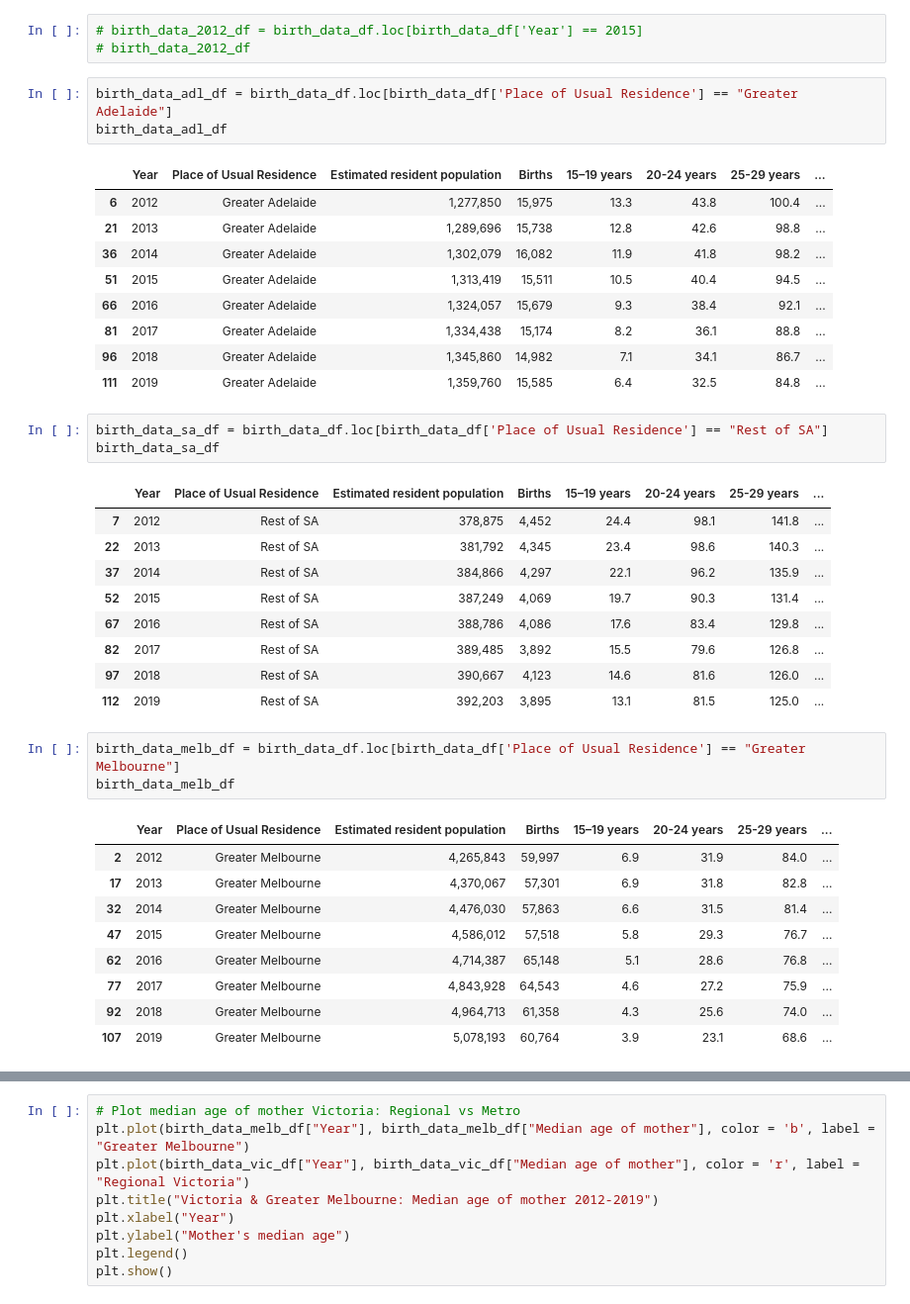
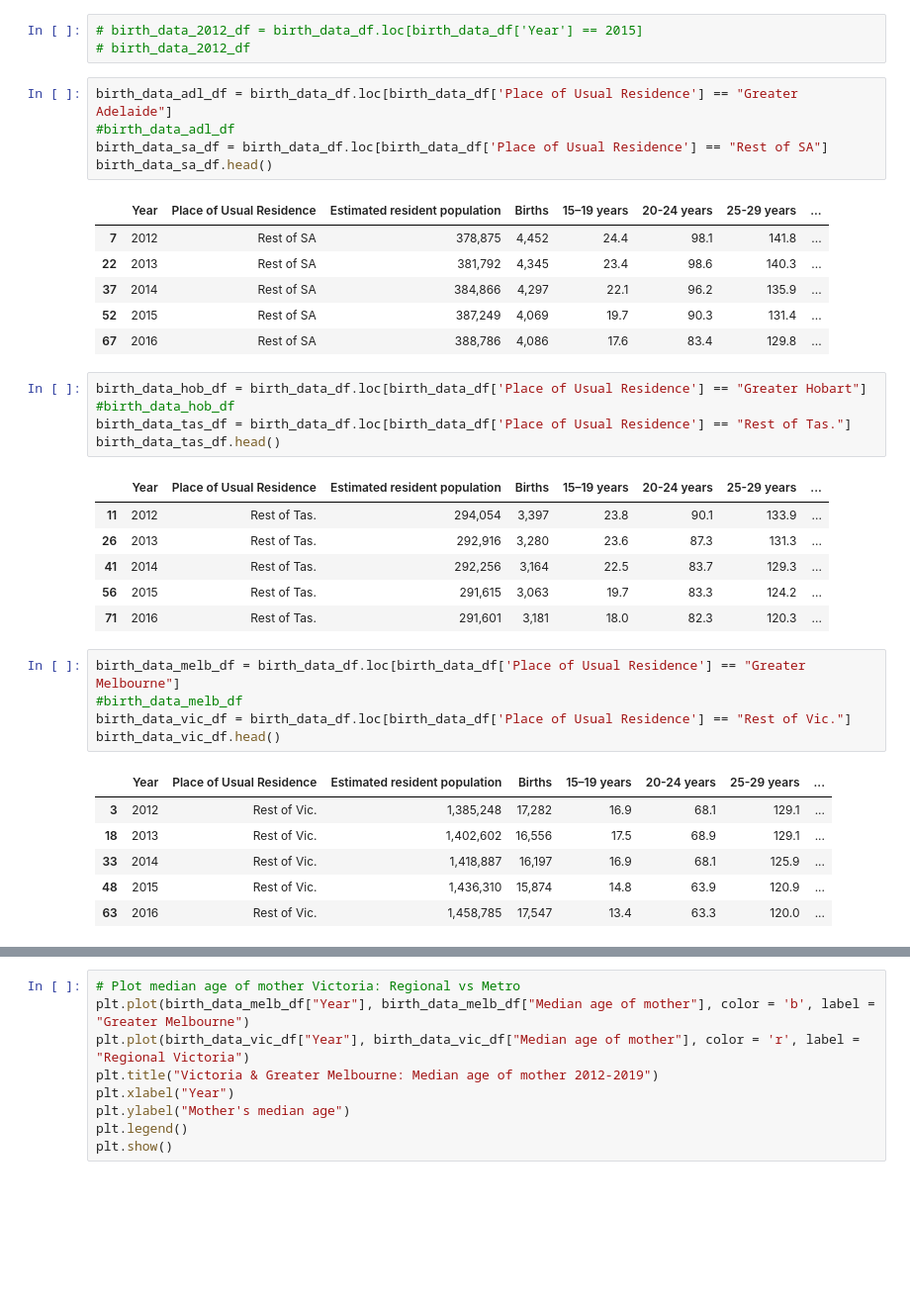
Before and after one commit to NathanJPotter/Team-Project-1, a Jupyter notebook: Project 1 - Amber.ipynb, the cells around one changed output, grey strips where cells are left out. Shown at 99% size. Drawn from its saved outputs; the diff is of its cells as text; blank space fills up the shorter version.

```diff
--- a/Project 1 - Amber.ipynb
+++ b/Project 1 - Amber.ipynb
@@ -46,41 +39,38 @@ birth_data_df
 # birth_data_2012_df
 # %%
 birth_data_adl_df = birth_data_df.loc[birth_data_df['Place of Usual Residence'] == "Greater Adelaide"]
-birth_data_adl_df
+#birth_data_adl_df
+birth_data_sa_df = birth_data_df.loc[birth_data_df['Place of Usual Residence'] == "Rest of SA"]
+birth_data_sa_df.head()
 # %% [output]
 |  | Year | Place of Usual Residence | Estimated resident population | Births | 15–19 years | 20-24 years | 25-29 years | ... |
-| 6 | 2012 | Greater Adelaide | 1,277,850 | 15,975 | 13.3 | 43.8 | 100.4 | ... |
-| 21 | 2013 | Greater Adelaide | 1,289,696 | 15,738 | 12.8 | 42.6 | 98.8 | ... |
-| 36 | 2014 | Greater Adelaide | 1,302,079 | 16,082 | 11.9 | 41.8 | 98.2 | ... |
-| 51 | 2015 | Greater Adelaide | 1,313,419 | 15,511 | 10.5 | 40.4 | 94.5 | ... |
-| 66 | 2016 | Greater Adelaide | 1,324,057 | 15,679 | 9.3 | 38.4 | 92.1 | ... |
-| 81 | 2017 | Greater Adelaide | 1,334,438 | 15,174 | 8.2 | 36.1 | 88.8 | ... |
-| 96 | 2018 | Greater Adelaide | 1,345,860 | 14,982 | 7.1 | 34.1 | 86.7 | ... |
-| 111 | 2019 | Greater Adelaide | 1,359,760 | 15,585 | 6.4 | 32.5 | 84.8 | ... |
+| 7 | 2012 | Rest of SA | 378,875 | 4,452 | 24.4 | 98.1 | 141.8 | ... |
+| 22 | 2013 | Rest of SA | 381,792 | 4,345 | 23.4 | 98.6 | 140.3 | ... |
+| 37 | 2014 | Rest of SA | 384,866 | 4,297 | 22.1 | 96.2 | 135.9 | ... |
+| 52 | 2015 | Rest of SA | 387,249 | 4,069 | 19.7 | 90.3 | 131.4 | ... |
+| 67 | 2016 | Rest of SA | 388,786 | 4,086 | 17.6 | 83.4 | 129.8 | ... |
 # %%
-birth_data_sa_df = birth_data_df.loc[birth_data_df['Place of Usual Residence'] == "Rest of SA"]
-birth_data_sa_df
+birth_data_hob_df = birth_data_df.loc[birth_data_df['Place of Usual Residence'] == "Greater Hobart"]
+#birth_data_hob_df
+birth_data_tas_df = birth_data_df.loc[birth_data_df['Place of Usual Residence'] == "Rest of Tas."]
+birth_data_tas_df.head()
 # %% [output]
 |  | Year | Place of Usual Residence | Estimated resident population | Births | 15–19 years | 20-24 years | 25-29 years | ... |
-| 7 | 2012 | Rest of SA | 378,875 | 4,452 | 24.4 | 98.1 | 141.8 | ... |
-| 22 | 2013 | Rest of SA | 381,792 | 4,345 | 23.4 | 98.6 | 140.3 | ... |
-| 37 | 2014 | Rest of SA | 384,866 | 4,297 | 22.1 | 96.2 | 135.9 | ... |
-| 52 | 2015 | Rest of SA | 387,249 | 4,069 | 19.7 | 90.3 | 131.4 | ... |
-| 67 | 2016 | Rest of SA | 388,786 | 4,086 | 17.6 | 83.4 | 129.8 | ... |
-| 82 | 2017 | Rest of SA | 389,485 | 3,892 | 15.5 | 79.6 | 126.8 | ... |
-| 97 | 2018 | Rest of SA | 390,667 | 4,123 | 14.6 | 81.6 | 126.0 | ... |
-| 112 | 2019 | Rest of SA | 392,203 | 3,895 | 13.1 | 81.5 | 125.0 | ... |
+| 11 | 2012 | Rest of Tas. | 294,054 | 3,397 | 23.8 | 90.1 | 133.9 | ... |
+| 26 | 2013 | Rest of Tas. | 292,916 | 3,280 | 23.6 | 87.3 | 131.3 | ... |
+| 41 | 2014 | Rest of Tas. | 292,256 | 3,164 | 22.5 | 83.7 | 129.3 | ... |
+| 56 | 2015 | Rest of Tas. | 291,615 | 3,063 | 19.7 | 83.3 | 124.2 | ... |
+| 71 | 2016 | Rest of Tas. | 291,601 | 3,181 | 18.0 | 82.3 | 120.3 | ... |
 # %%
 birth_data_melb_df = birth_data_df.loc[birth_data_df['Place of Usual Residence'] == "Greater Melbourne"]
-birth_data_melb_df
+#birth_data_melb_df
+birth_data_vic_df = birth_data_df.loc[birth_data_df['Place of Usual Residence'] == "Rest of Vic."]
+birth_data_vic_df.head()
 # %% [output]
 |  | Year | Place of Usual Residence | Estimated resident population | Births | 15–19 years | 20-24 years | 25-29 years | ... |
-| 2 | 2012 | Greater Melbourne | 4,265,843 | 59,997 | 6.9 | 31.9 | 84.0 | ... |
-| 17 | 2013 | Greater Melbourne | 4,370,067 | 57,301 | 6.9 | 31.8 | 82.8 | ... |
-| 32 | 2014 | Greater Melbourne | 4,476,030 | 57,863 | 6.6 | 31.5 | 81.4 | ... |
-| 47 | 2015 | Greater Melbourne | 4,586,012 | 57,518 | 5.8 | 29.3 | 76.7 | ... |
-| 62 | 2016 | Greater Melbourne | 4,714,387 | 65,148 | 5.1 | 28.6 | 76.8 | ... |
-| 77 | 2017 | Greater Melbourne | 4,843,928 | 64,543 | 4.6 | 27.2 | 75.9 | ... |
-| 92 | 2018 | Greater Melbourne | 4,964,713 | 61,358 | 4.3 | 25.6 | 74.0 | ... |
-| 107 | 2019 | Greater Melbourne | 5,078,193 | 60,764 | 3.9 | 23.1 | 68.6 | ... |
+| 3 | 2012 | Rest of Vic. | 1,385,248 | 17,282 | 16.9 | 68.1 | 129.1 | ... |
+| 18 | 2013 | Rest of Vic. | 1,402,602 | 16,556 | 17.5 | 68.9 | 129.1 | ... |
+| 33 | 2014 | Rest of Vic. | 1,418,887 | 16,197 | 16.9 | 68.1 | 125.9 | ... |
+| 48 | 2015 | Rest of Vic. | 1,436,310 | 15,874 | 14.8 | 63.9 | 120.9 | ... |
+| 63 | 2016 | Rest of Vic. | 1,458,785 | 17,547 | 13.4 | 63.3 | 120.0 | ... |
 # %%
```
Also changed, not shown: parts of 17 cells of this notebook, 9 other files.
